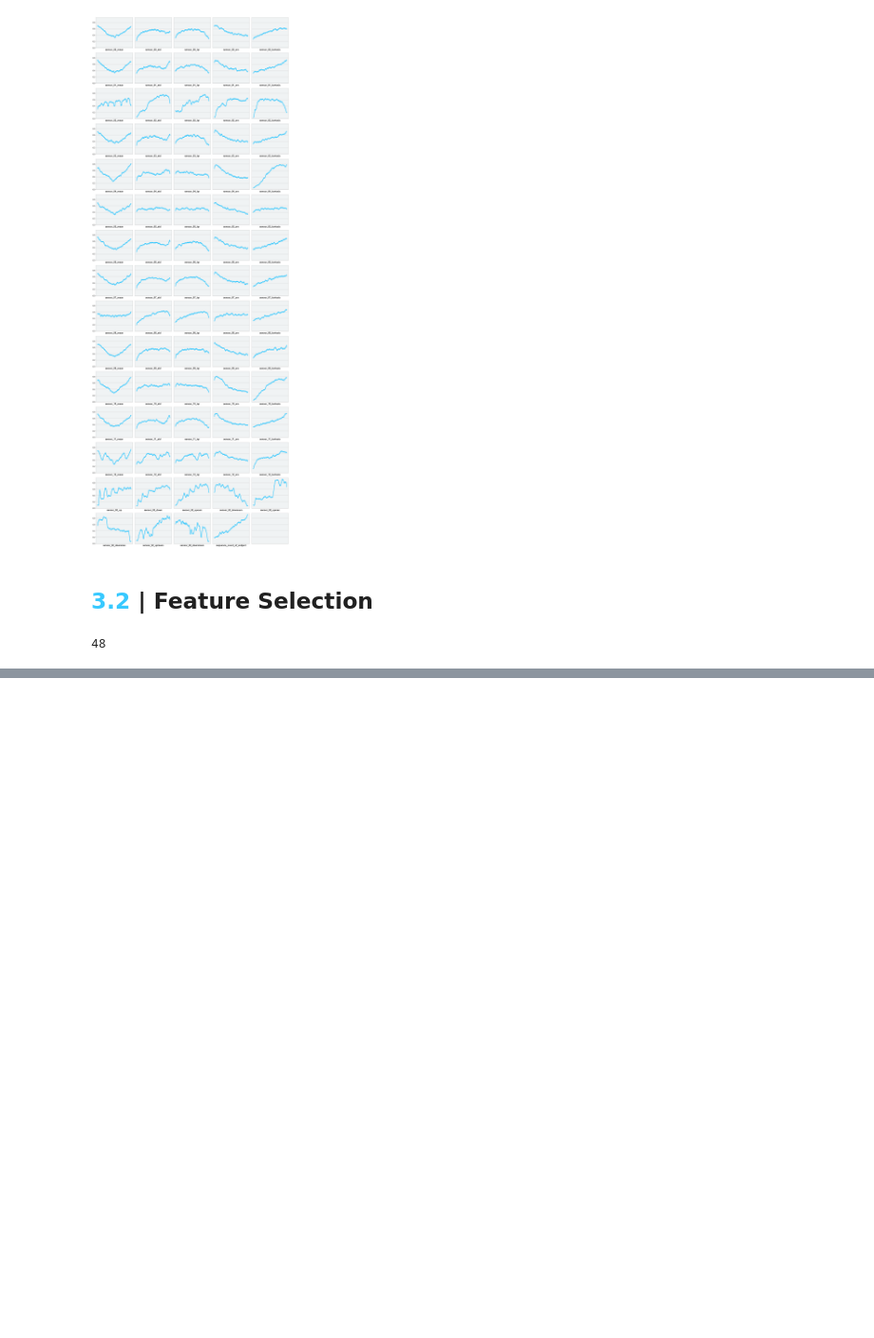
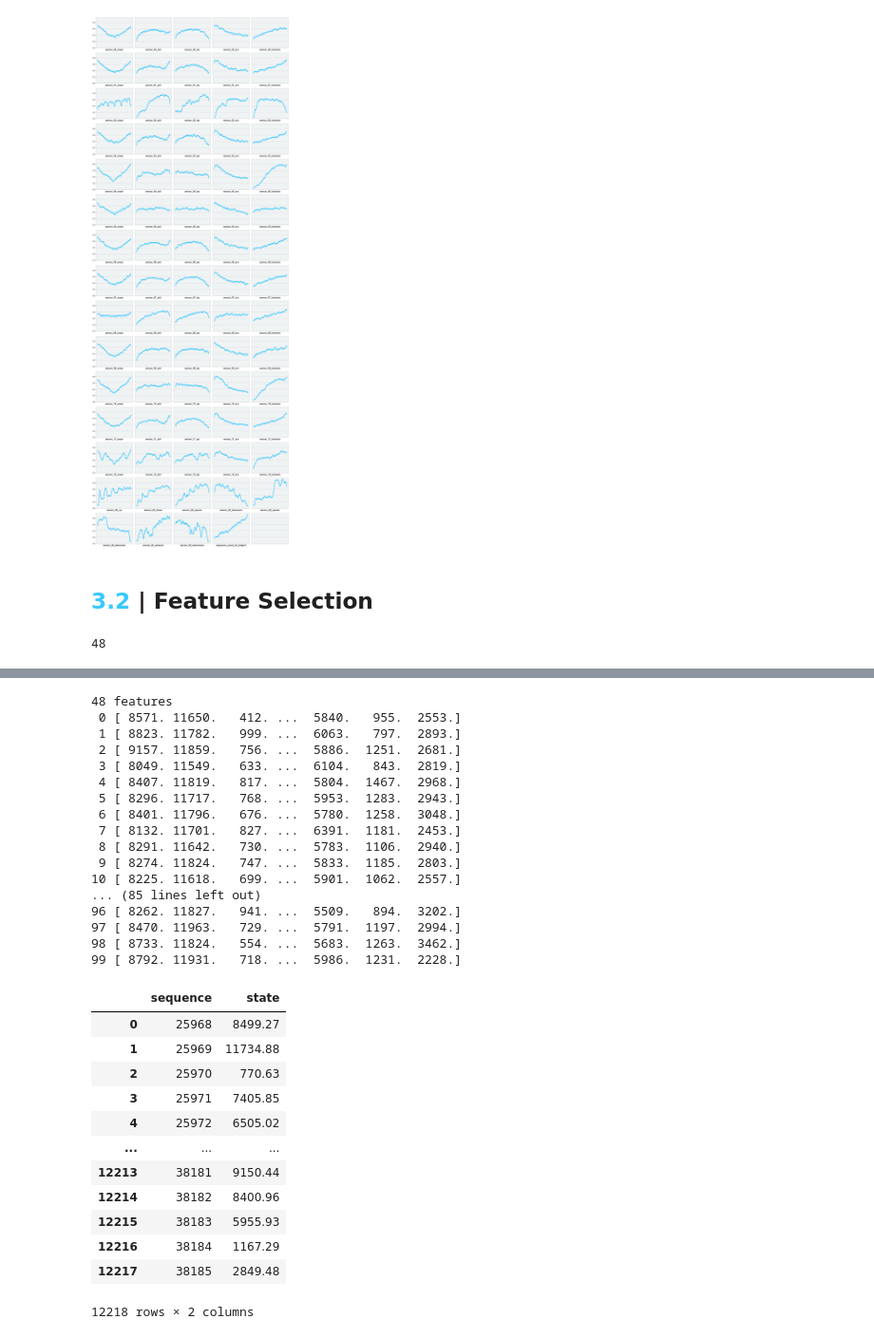
Before and after one commit to rdurango92/sensores, a Jupyter notebook: Sensores.ipynb, the cells around one changed output, grey strips where cells are left out. Shown at 95% size. Cells and saved outputs as stored; diff of their text form; code cells hidden in the pictures; blank space fills up the shorter version.

```diff
--- a/Sensores.ipynb
+++ b/Sensores.ipynb
@@ -493,0 +663,9 @@ len(selected_columns)
+# %%
+# Feature engineering for test
+test_pivoted0 = test.pivot(index=['sequence', 'subject'], columns='step', values=sensors)
+test_pivoted = engineer(test_pivoted0)
+sequence_count = test_pivoted.index.to_frame(index=False).groupby('subject').size().rename('sequence_count_of_subject')
+#display(test_pivoted.head(2))
+submission = pd.DataFrame({'sequence': test_pivoted.index.get_level_values('sequence')})
+test_pivoted = test_pivoted.merge(sequence_count, how='left', on='subject')
+test_pivoted.head(2)
@@ -493,0 +678,53 @@ len(selected_columns)
+# %%
+# Retrain, predict and write submission
+print(f"{len(selected_columns)} features")
+
+pred_list = []
+for seed in range(100):
+    X_tr = train_shuffled[selected_columns]
+    y_tr = labels_shuffled.state
+
+    model = HistGradientBoostingClassifier(learning_rate=0.05, max_leaf_nodes=25,
+                                           max_iter=1000, min_samples_leaf=500,
+                                           validation_fraction=0.05,
+                                           l2_regularization=1,
+                                           max_bins=63,
+                                           random_state=seed, verbose=0)
+    model.fit(X_tr.values, y_tr)
+    pred_list.append(scipy.stats.rankdata(model.decision_function(test_pivoted[selected_columns].values)))
+    print(f"{seed:2}", pred_list[-1])
+print()
+submission['state'] = sum(pred_list) / len(pred_list)
+submission.to_csv('submission.csv', index=False)
+submission
+# %% [output]
+48 features
+ 0 [ 8571. 11650.   412. ...  5840.   955.  2553.]
+ 1 [ 8823. 11782.   999. ...  6063.   797.  2893.]
+ 2 [ 9157. 11859.   756. ...  5886.  1251.  2681.]
+ 3 [ 8049. 11549.   633. ...  6104.   843.  2819.]
+ 4 [ 8407. 11819.   817. ...  5804.  1467.  2968.]
+ 5 [ 8296. 11717.   768. ...  5953.  1283.  2943.]
+ 6 [ 8401. 11796.   676. ...  5780.  1258.  3048.]
+ 7 [ 8132. 11701.   827. ...  6391.  1181.  2453.]
+ 8 [ 8291. 11642.   730. ...  5783.  1106.  2940.]
+ 9 [ 8274. 11824.   747. ...  5833.  1185.  2803.]
+10 [ 8225. 11618.   699. ...  5901.  1062.  2557.]
+... (85 lines left out)
+96 [ 8262. 11827.   941. ...  5509.   894.  3202.]
+97 [ 8470. 11963.   729. ...  5791.  1197.  2994.]
+98 [ 8733. 11824.   554. ...  5683.  1263.  3462.]
+99 [ 8792. 11931.   718. ...  5986.  1231.  2228.]
+|  | sequence | state |
+| 0 | 25968 | 8499.27 |
+| 1 | 25969 | 11734.88 |
+| 2 | 25970 | 770.63 |
+| 3 | 25971 | 7405.85 |
+| 4 | 25972 | 6505.02 |
+| ... | ... | ... |
+| 12213 | 38181 | 9150.44 |
+| 12214 | 38182 | 8400.96 |
+| 12215 | 38183 | 5955.93 |
+| 12216 | 38184 | 1167.29 |
+| 12217 | 38185 | 2849.48 |
+12218 rows × 2 columns
```
Also changed, not shown: parts of 7 cells of this notebook, 1 other file.
